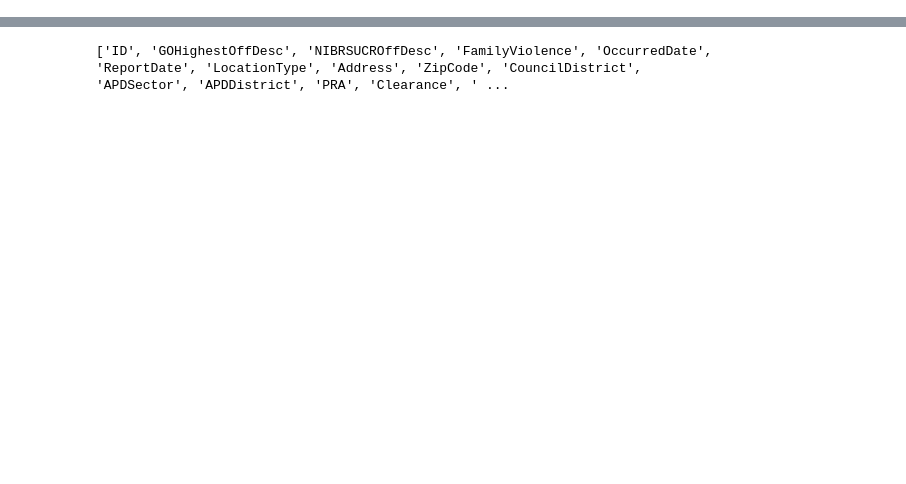
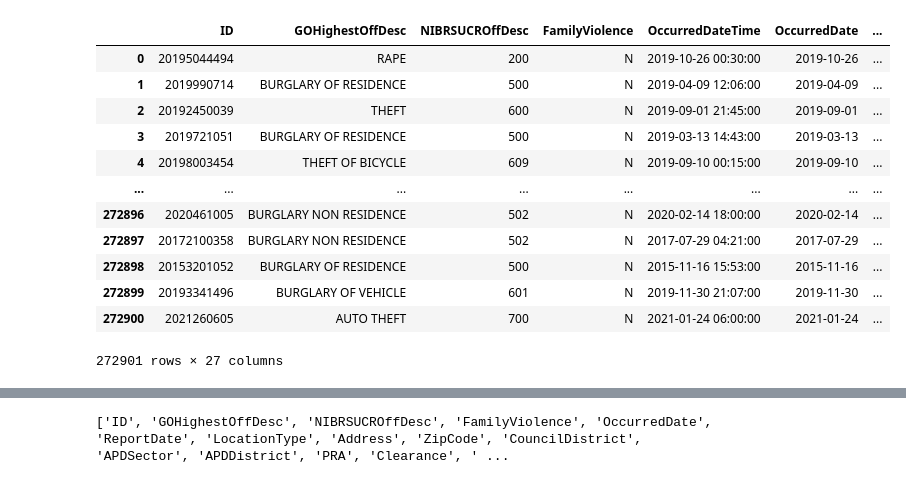
Before and after one commit to azusenaarroyo/project-one, a Jupyter notebook: AustinCrime.ipynb, the cells around one changed output, grey strips where cells are left out. Drawn from its saved outputs; the diff is of its cells as text; code cells hidden in the pictures; blank space fills up the shorter version.

```diff
--- a/AustinCrime.ipynb
+++ b/AustinCrime.ipynb
@@ -48,4 +48,19 @@ connection = pg.connect("host=austincrime.cszdqowqamd3.us-east-1.rds.amazonaws.c
 # %%
 # create crime_df dataframe from postgres austincrimereports_filtered table
 
 crime_df = psql.read_sql('SELECT * FROM austincrimereports_filtered', connection)
+crime_df
+# %% [output]
+|  | ID | GOHighestOffDesc | NIBRSUCROffDesc | FamilyViolence | OccurredDateTime | OccurredDate | ... |
+| 0 | 20195044494 | RAPE | 200 | N | 2019-10-26 00:30:00 | 2019-10-26 | ... |
+| 1 | 2019990714 | BURGLARY OF RESIDENCE | 500 | N | 2019-04-09 12:06:00 | 2019-04-09 | ... |
+| 2 | 20192450039 | THEFT | 600 | N | 2019-09-01 21:45:00 | 2019-09-01 | ... |
+| 3 | 2019721051 | BURGLARY OF RESIDENCE | 500 | N | 2019-03-13 14:43:00 | 2019-03-13 | ... |
+| 4 | 20198003454 | THEFT OF BICYCLE | 609 | N | 2019-09-10 00:15:00 | 2019-09-10 | ... |
+| ... | ... | ... | ... | ... | ... | ... | ... |
+| 272896 | 2020461005 | BURGLARY NON RESIDENCE | 502 | N | 2020-02-14 18:00:00 | 2020-02-14 | ... |
+| 272897 | 20172100358 | BURGLARY NON RESIDENCE | 502 | N | 2017-07-29 04:21:00 | 2017-07-29 | ... |
+| 272898 | 20153201052 | BURGLARY OF RESIDENCE | 500 | N | 2015-11-16 15:53:00 | 2015-11-16 | ... |
+| 272899 | 20193341496 | BURGLARY OF VEHICLE | 601 | N | 2019-11-30 21:07:00 | 2019-11-30 | ... |
+| 272900 | 2021260605 | AUTO THEFT | 700 | N | 2021-01-24 06:00:00 | 2021-01-24 | ... |
+272901 rows × 27 columns
```
Also changed, not shown: parts of 57 cells of this notebook.
